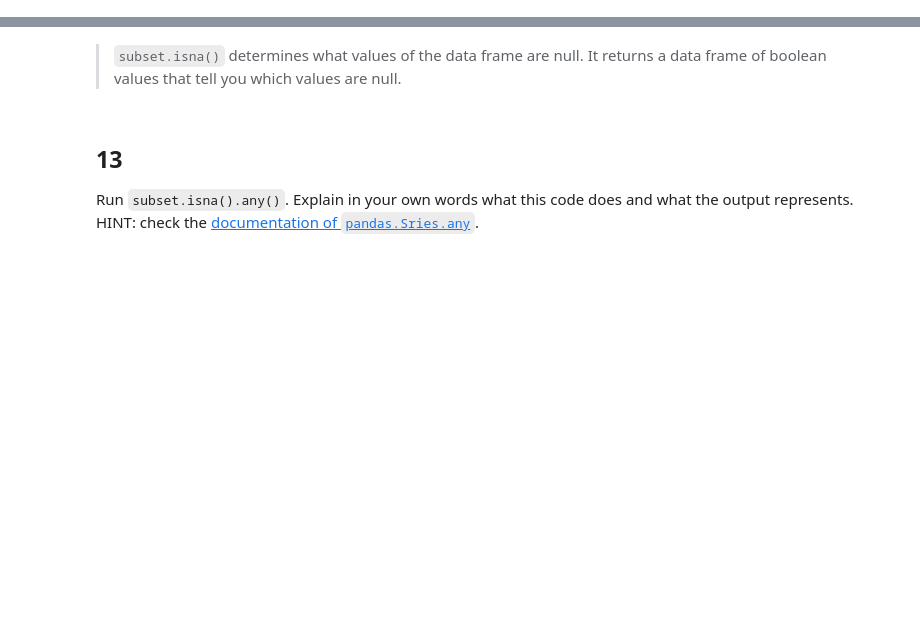
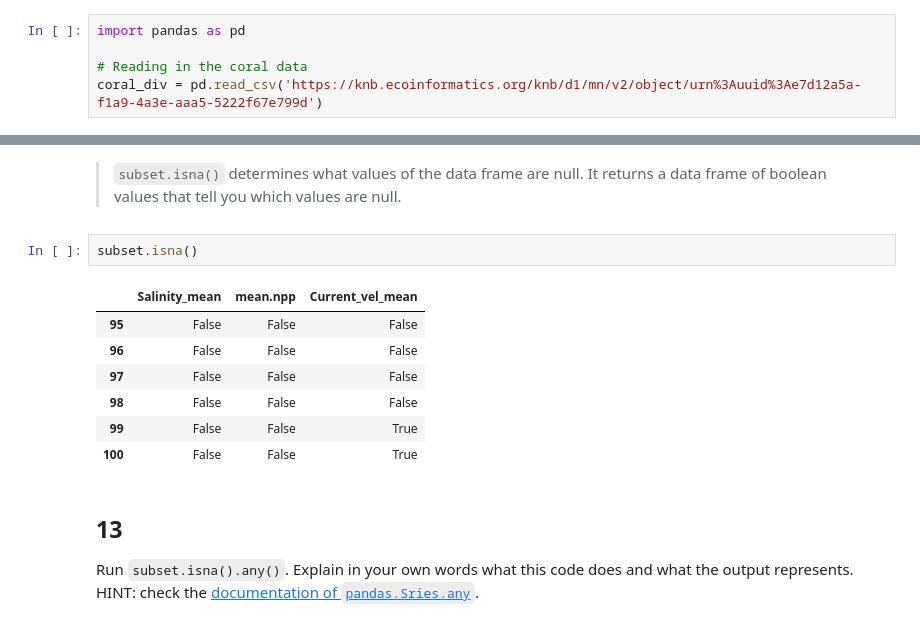
Before and after one commit to karolinasienko/eds220-hwk1, a Jupyter notebook: task2/hwk1-task2-corals.ipynb, the cells around one changed output, grey strips where cells are left out. Saved outputs shown, nothing was run; the diff lists cells and outputs as text; blank space fills up the shorter version.

```diff
--- a/task2/hwk1-task2-corals.ipynb
+++ b/task2/hwk1-task2-corals.ipynb
@@ -86,3 +63,8 @@ coral_div = pd.read_csv('data/coral_data.csv')
+# %%
+import pandas as pd
+
+# Reading in the coral data
+coral_div = pd.read_csv('https://knb.ecoinformatics.org/knb/d1/mn/v2/object/urn%3Auuid%3Ae7d12a5a-f1a9-4a3e-aaa5-5222f67e799d')
 # %% [markdown]
 <!-- END QUESTION -->
 
@@ -368,6 +350,16 @@ q11 results: All test cases passed!
 Run `subset.isna()`. Explain what this code does and what the output represents.
 # %% [markdown]
 > `subset.isna()` determines what values of the data frame are null. It returns a data frame of boolean values that tell you which values are null.
+# %%
+subset.isna()
+# %% [output]
+|  | Salinity_mean | mean.npp | Current_vel_mean |
+| 95 | False | False | False |
+| 96 | False | False | False |
+| 97 | False | False | False |
+| 98 | False | False | False |
+| 99 | False | False | True |
+| 100 | False | False | True |
 # %% [markdown]
 <!-- END QUESTION -->
 
```
Also changed, not shown: parts of 6 cells of this notebook, 1 other file.
